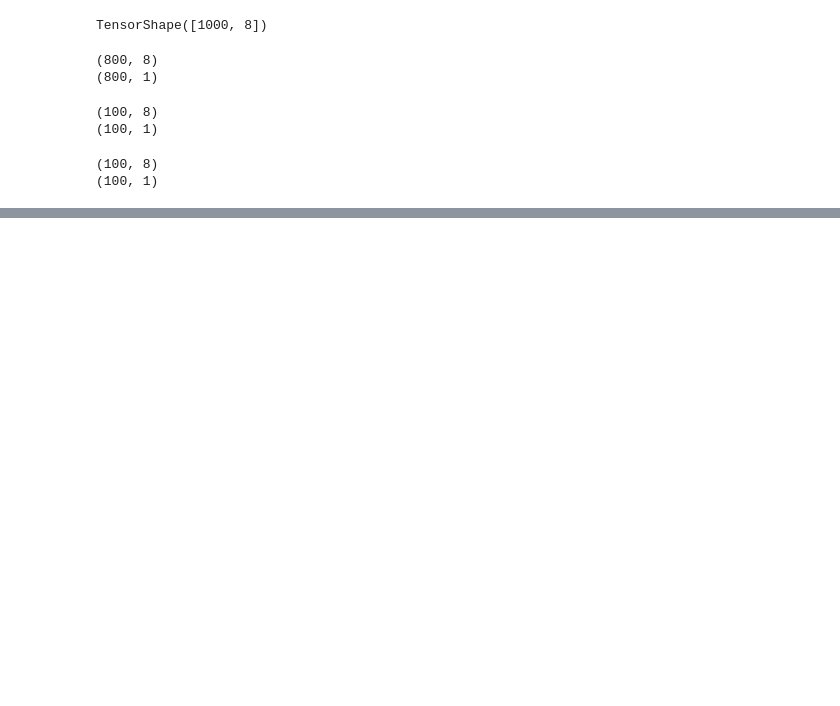
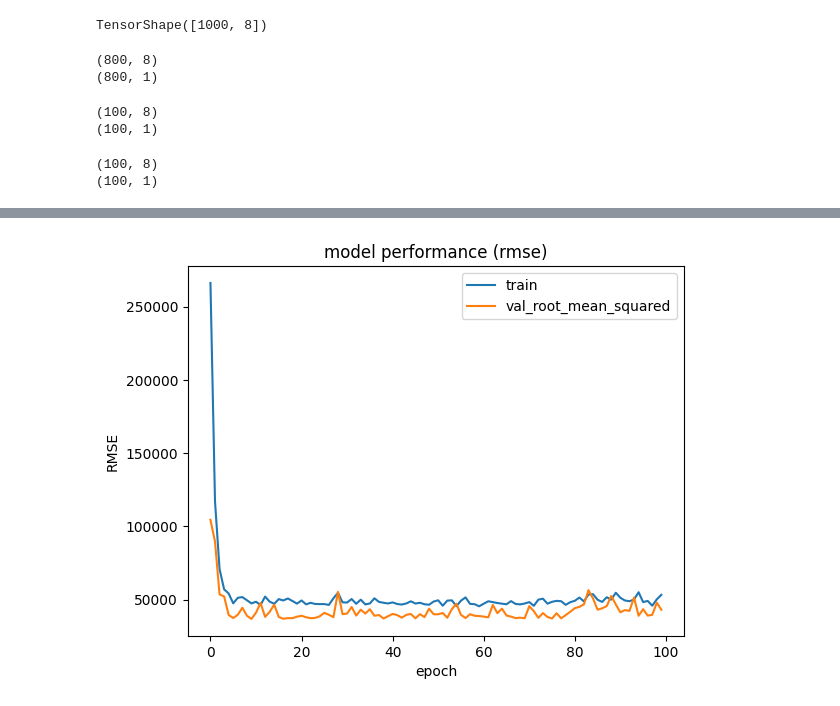
Before and after one commit to sanaullah-developer/tensorflow_practice, a Jupyter notebook: linear_regression.ipynb, the cells around one changed output, grey strips where cells are left out. Drawn from its saved outputs; the diff is of its cells as text; code cells hidden in the pictures; blank space fills up the shorter version.

```diff
--- a/linear_regression.ipynb
+++ b/linear_regression.ipynb
@@ -227 +256,11 @@ plt.show()
+# %%
+plt.plot(history.history['root_mean_squared_error'])
+plt.plot(history.history['val_root_mean_squared_error'])
+plt.title('model performance (rmse)')
+plt.ylabel('RMSE')
+plt.xlabel('epoch')
+plt.legend(['train','val_root_mean_squared'])
+plt.show()
+# %% [output]
+[figure, added]
 # %%
```
Also changed, not shown: parts of 23 cells of this notebook.
